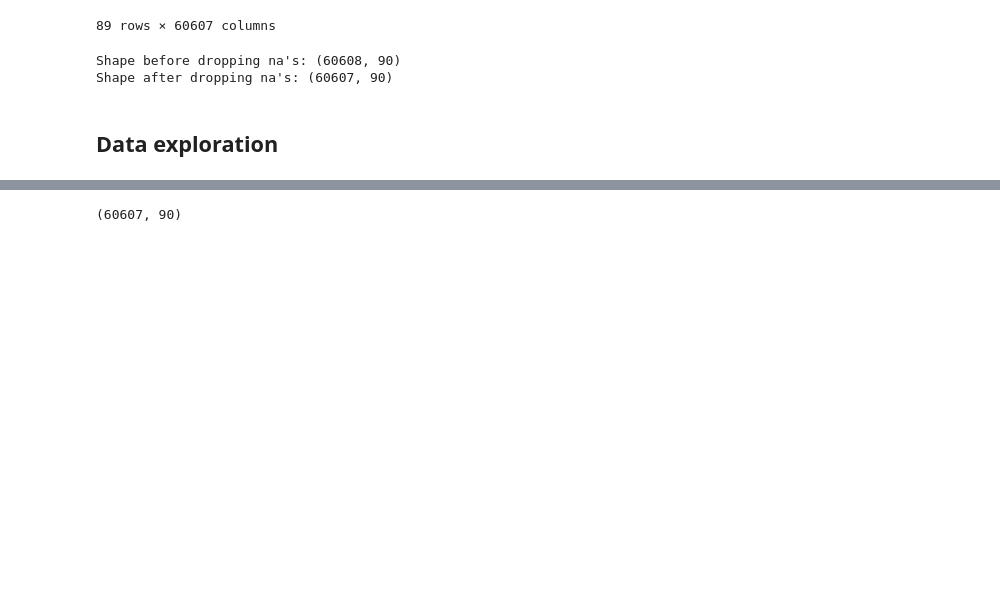
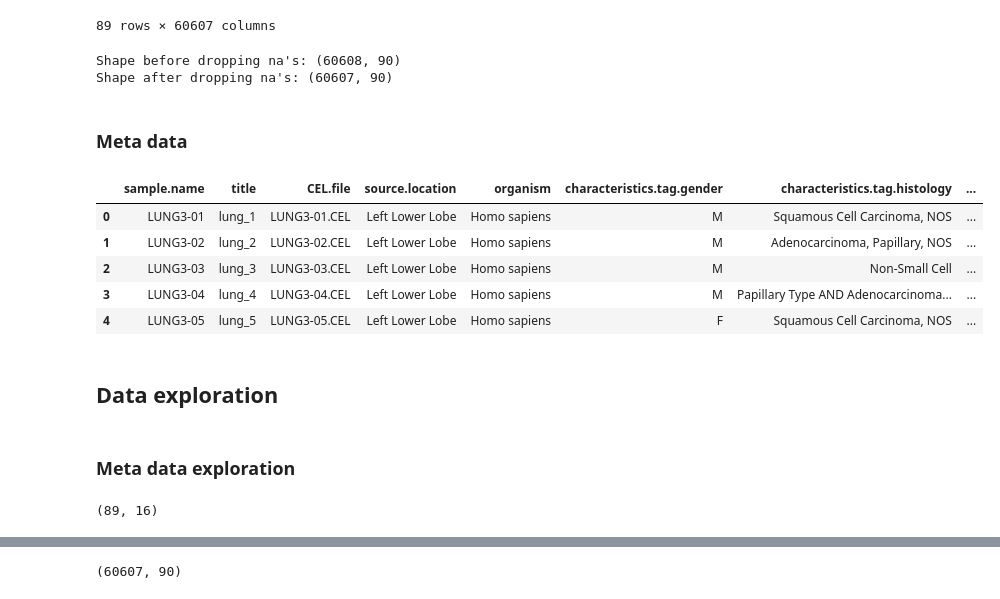
Before and after one commit to mschepers188/DS3_UnsupervisedLearning, a Jupyter notebook: FinalAssignment_UnsupervisedLearning_intermediate.ipynb, the cells around one changed output, grey strips where cells are left out. Drawn from its saved outputs; the diff is of its cells as text; code cells hidden in the pictures; blank space fills up the shorter version.

```diff
--- a/FinalAssignment_UnsupervisedLearning_intermediate.ipynb
+++ b/FinalAssignment_UnsupervisedLearning_intermediate.ipynb
@@ -50,5 +43,23 @@ print("Shape after dropping na's:", df.shape)
 # %% [output]
 Shape before dropping na's: (60608, 90)
 Shape after dropping na's: (60607, 90)
+# %% [markdown]
+### Meta data
+# %%
+meta = pd.read_excel('data/Lung3.metadata.xls')
+meta.head()
+# %% [output]
+|  | sample.name | title | CEL.file | source.location | organism | characteristics.tag.gender | characteristics.tag.histology | ... |
+| 0 | LUNG3-01 | lung_1 | LUNG3-01.CEL | Left Lower Lobe | Homo sapiens | M | Squamous Cell Carcinoma, NOS | ... |
+| 1 | LUNG3-02 | lung_2 | LUNG3-02.CEL | Left Lower Lobe | Homo sapiens | M | Adenocarcinoma, Papillary, NOS | ... |
+| 2 | LUNG3-03 | lung_3 | LUNG3-03.CEL | Left Lower Lobe | Homo sapiens | M | Non-Small Cell | ... |
+| 3 | LUNG3-04 | lung_4 | LUNG3-04.CEL | Left Lower Lobe | Homo sapiens | M | Papillary Type AND Adenocarcinoma... | ... |
+| 4 | LUNG3-05 | lung_5 | LUNG3-05.CEL | Left Lower Lobe | Homo sapiens | F | Squamous Cell Carcinoma, NOS | ... |
 # %% [markdown]
 ## Data exploration
+# %% [markdown]
+### Meta data exploration
+# %%
+meta.shape
+# %% [output]
+(89, 16)
```
Also changed, not shown: parts of 16 cells of this notebook, 2 other files.
